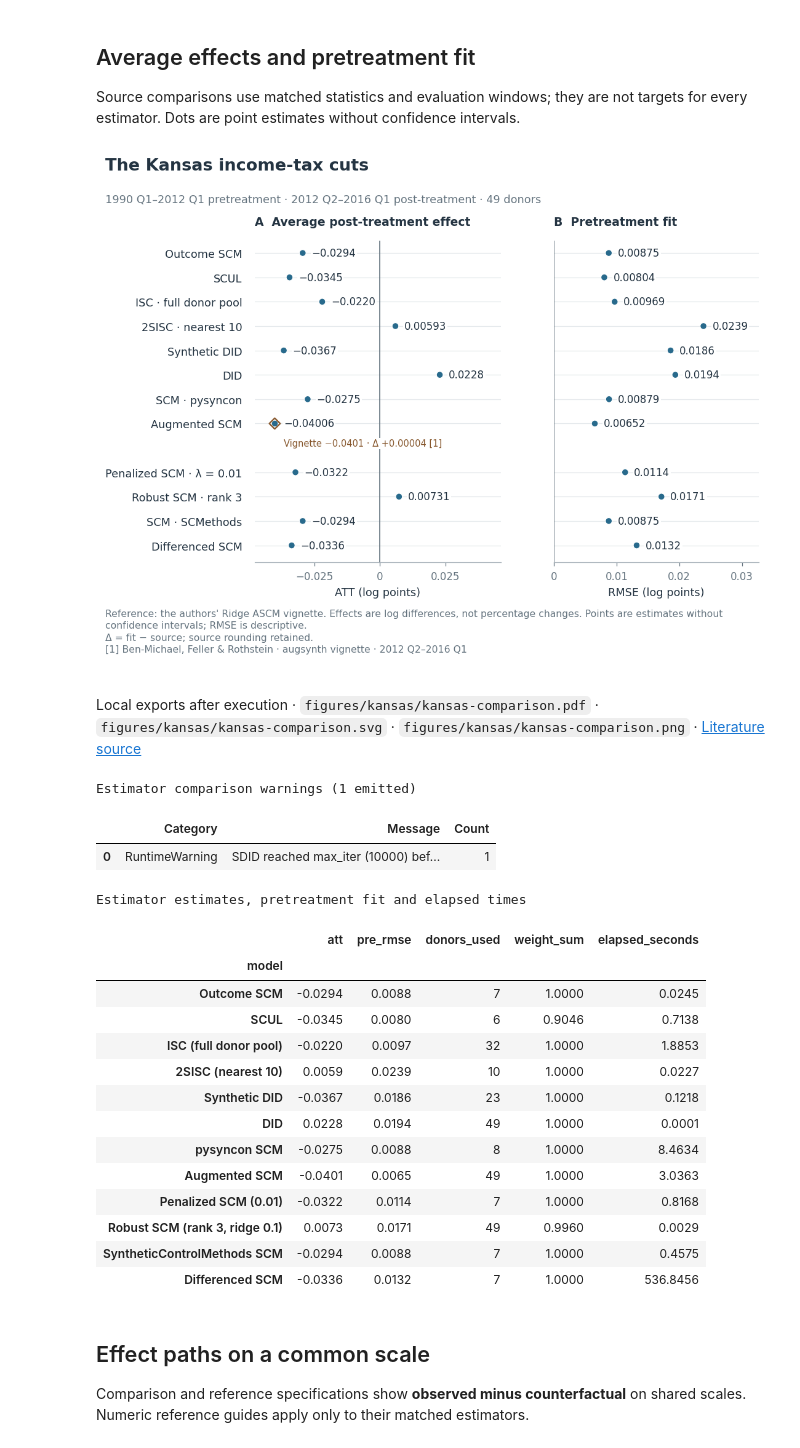
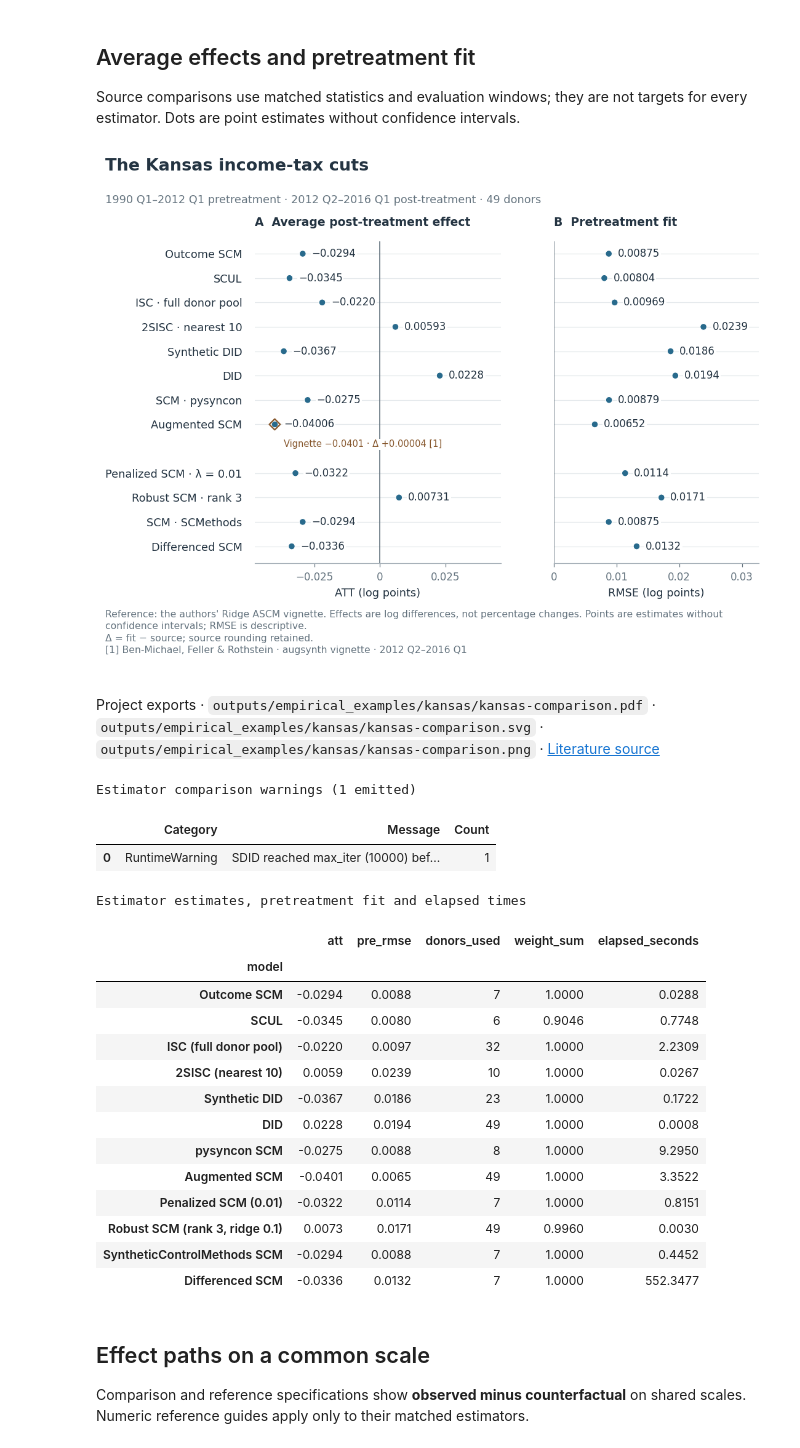
Before and after one commit to crahal/pysynthcon, a Jupyter notebook: empirical_examples/kansas.ipynb, the cells around one changed output. Cells and saved outputs as stored; diff of their text form; code cells hidden in the pictures.

Commit message:
docs: rerun all empirical notebooks with centralized result exports

```diff
--- a/empirical_examples/kansas.ipynb
+++ b/empirical_examples/kansas.ipynb
@@ -101,17 +95,17 @@ the common-sample applications below.
 # %%
 figure_details = {'case': 'The Kansas income-tax cuts', 'outcome': 'Log GDP per capita', 'effect': 'Effect on log GDP per capita (log points)', 'units': 'log points', 'periods': '1990 Q1–2012 Q1 pretreatment · 2012 Q2–2016 Q1 post-treatment · 49 donors', 'onset': '2012 Q2', 'reference': 'Ridge ASCM counterfactual', 'reference_note': "No-covariate Ridge ASCM. Effects are log differences. Shading starts at the authors' 2012.25 onset.", 'comparison_note': "Reference: the authors' Ridge ASCM vignette. Effects are log differences, not percentage changes."}
 benchmark = LITERATURE_BENCHMARKS[name]
-# Works when the kernel starts in either the repository or notebook folder.
-example_dir = Path.cwd() if Path.cwd().name == 'empirical_examples' else Path.cwd() / 'empirical_examples'
-figure_dir = Path(os.environ.get('PYSYNTH_FIGURE_DIR', example_dir / 'figures')) / name
-figure_dir.mkdir(parents=True, exist_ok=True)
+cwd = Path.cwd()
+root = cwd.parent if cwd.name == 'empirical_examples' else cwd
+output_dir = root / 'outputs' / 'empirical_examples' / name
+output_dir.mkdir(parents=True, exist_ok=True)
+versions.to_csv(output_dir / f'{name}-versions.csv')
+warning_rows = []
 
 def export_figure(fig, kind):
-    paths = save_figure(fig, figure_dir / f'{name}-{kind}')
-    paths_text = ' · '.join(
-        f'`{os.path.relpath(p, example_dir)}`' for p in paths
-    )
-    display(Markdown('Local exports after execution · ' + paths_text + f' · [Literature source]({benchmark.source_url})'))
+    paths = save_figure(fig, output_dir / f'{name}-{kind}')
+    paths_text = ' · '.join(f'`{p.relative_to(root).as_posix()}`' for p in paths)
+    display(Markdown('Project exports · ' + paths_text + f' · [Literature source]({benchmark.source_url})'))
     return paths
 
 def display_audit(title, *tables):
@@ -125,6 +119,7 @@ def display_warnings(section, records):
     if records:
         counts = Counter((w.category.__name__, str(w.message)) for w in records)
         rows = [(kind, message, count) for (kind, message), count in counts.items()]
+        warning_rows.extend((section, *row) for row in rows)
         display_audit(f'{section} warnings ({len(records)} emitted)',
                       pd.DataFrame(rows, columns=['Category', 'Message', 'Count']))
 
@@ -153,7 +148,9 @@ def matched_references(fit, additional=None):
 
 references = matched_references(reference, additional=additional)
 reference_table = reference_comparison_table(references)
-reference_table.to_csv(figure_dir / f'{name}-references.csv', index=False)
+reference_table.to_csv(output_dir / f'{name}-references.csv', index=False)
+replication_checks = pd.Series(report, name='Replication check')
+replication_checks.to_csv(output_dir / f'{name}-replication-checks.csv', index_label='statistic')
 ax = plot_paths(
     reference,
     title=figure_details['case'],
@@ -169,6 +166,6 @@ plt.show()
 reference_files = export_figure(ax.figure, 'reference')
 display_warnings('Historical fit and paper inference', reference_warnings)
 display_audit('Reference values and numerical replication checks',
-              reference_table, pd.Series(report, name='Replication check'))
+              reference_table, replication_checks)
 # %% [output]
 [figure]
@@ -280,38 +277,38 @@ confidence intervals.
 # %%
 fig, axes = plot_comparison(
     results, labels=display_labels,
     title=figure_details['case'],
     subtitle=figure_details['periods'],
     units=figure_details['units'],
     references=references,
     note=figure_details['comparison_note'] + ' Points are estimates without confidence intervals; RMSE is descriptive.',
 )
-comparison.to_csv(figure_dir / f'{name}-estimates.csv', float_format='%.12g')
+comparison.to_csv(output_dir / f'{name}-estimates.csv')
 plt.show()
 comparison_files = export_figure(fig, 'comparison')
 display_warnings('Estimator comparison', comparison_warnings)
 display_audit('Estimator estimates, pretreatment fit and elapsed times', comparison.round(4))
 # %% [output]
 [figure]
-Local exports after execution · `figures/kansas/kansas-comparison.pdf` · `figures/kansas/kansas-comparison.svg` · `figures/kansas/kansas-comparison.png` · [Literature source](https://github.com/ebenmichael/augsynth/blob/7e70072232fe75057aa8b5d7af08c7e1aef53ae8/vignettes/singlesynth-vignette.md#L217)
+Project exports · `outputs/empirical_examples/kansas/kansas-comparison.pdf` · `outputs/empirical_examples/kansas/kansas-comparison.svg` · `outputs/empirical_examples/kansas/kansas-comparison.png` · [Literature source](https://github.com/ebenmichael/augsynth/blob/7e70072232fe75057aa8b5d7af08c7e1aef53ae8/vignettes/singlesynth-vignette.md#L217)
 Estimator comparison warnings (1 emitted)
 |  | Category | Message | Count |
 | 0 | RuntimeWarning | SDID reached max_iter (10000) bef... | 1 |
 Estimator estimates, pretreatment fit and elapsed times
 |  | att | pre_rmse | donors_used | weight_sum | elapsed_seconds |
 | model |  |  |  |  |  |
-| Outcome SCM | -0.0294 | 0.0088 | 7 | 1.0000 | 0.0245 |
-| SCUL | -0.0345 | 0.0080 | 6 | 0.9046 | 0.7138 |
-| ISC (full donor pool) | -0.0220 | 0.0097 | 32 | 1.0000 | 1.8853 |
-| 2SISC (nearest 10) | 0.0059 | 0.0239 | 10 | 1.0000 | 0.0227 |
-| Synthetic DID | -0.0367 | 0.0186 | 23 | 1.0000 | 0.1218 |
-| DID | 0.0228 | 0.0194 | 49 | 1.0000 | 0.0001 |
-| pysyncon SCM | -0.0275 | 0.0088 | 8 | 1.0000 | 8.4634 |
-| Augmented SCM | -0.0401 | 0.0065 | 49 | 1.0000 | 3.0363 |
-| Penalized SCM (0.01) | -0.0322 | 0.0114 | 7 | 1.0000 | 0.8168 |
-| Robust SCM (rank 3, ridge 0.1) | 0.0073 | 0.0171 | 49 | 0.9960 | 0.0029 |
-| SyntheticControlMethods SCM | -0.0294 | 0.0088 | 7 | 1.0000 | 0.4575 |
-| Differenced SCM | -0.0336 | 0.0132 | 7 | 1.0000 | 536.8456 |
+| Outcome SCM | -0.0294 | 0.0088 | 7 | 1.0000 | 0.0288 |
+| SCUL | -0.0345 | 0.0080 | 6 | 0.9046 | 0.7748 |
+| ISC (full donor pool) | -0.0220 | 0.0097 | 32 | 1.0000 | 2.2309 |
+| 2SISC (nearest 10) | 0.0059 | 0.0239 | 10 | 1.0000 | 0.0267 |
+| Synthetic DID | -0.0367 | 0.0186 | 23 | 1.0000 | 0.1722 |
+| DID | 0.0228 | 0.0194 | 49 | 1.0000 | 0.0008 |
+| pysyncon SCM | -0.0275 | 0.0088 | 8 | 1.0000 | 9.2950 |
+| Augmented SCM | -0.0401 | 0.0065 | 49 | 1.0000 | 3.3522 |
+| Penalized SCM (0.01) | -0.0322 | 0.0114 | 7 | 1.0000 | 0.8151 |
+| Robust SCM (rank 3, ridge 0.1) | 0.0073 | 0.0171 | 49 | 0.9960 | 0.0030 |
+| SyntheticControlMethods SCM | -0.0294 | 0.0088 | 7 | 1.0000 | 0.4452 |
+| Differenced SCM | -0.0336 | 0.0132 | 7 | 1.0000 | 552.3477 |
 # %% [markdown]
 ## Effect paths on a common scale
 
```
Also changed, not shown: parts of 10 cells of this notebook, 4 other files.
